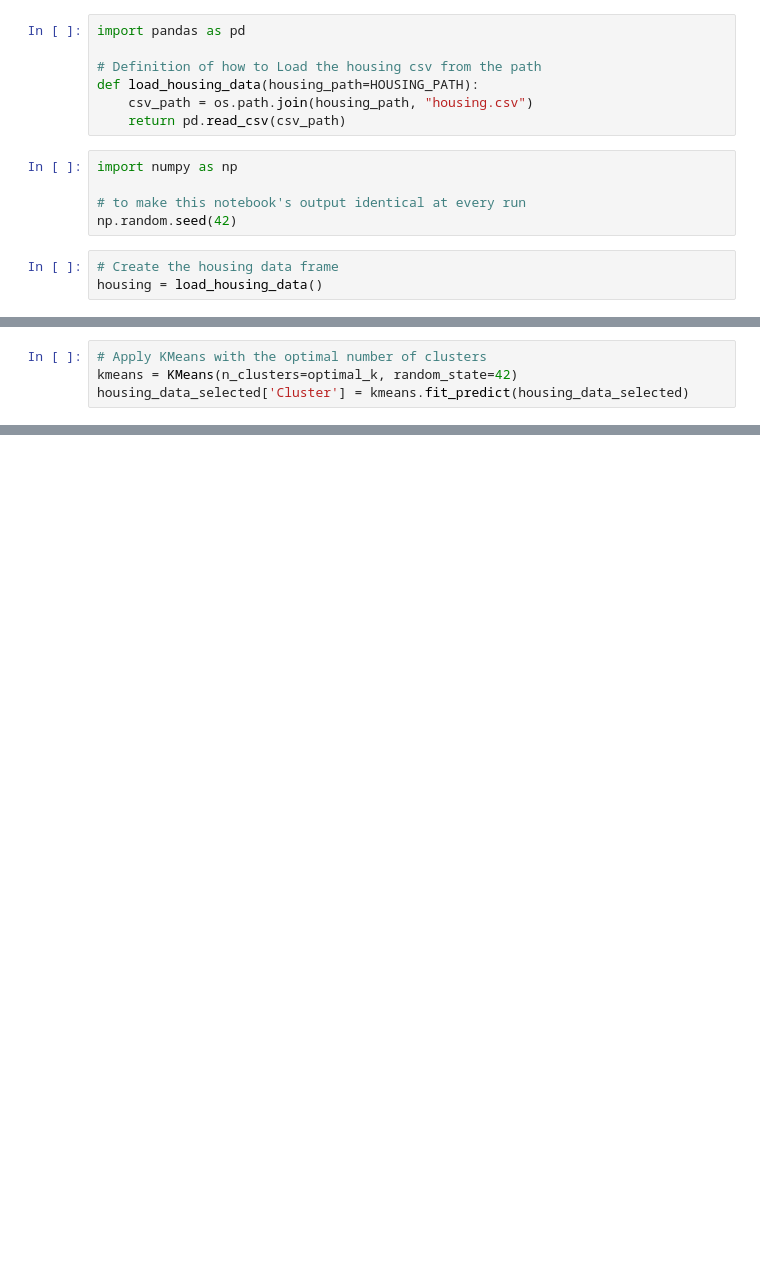
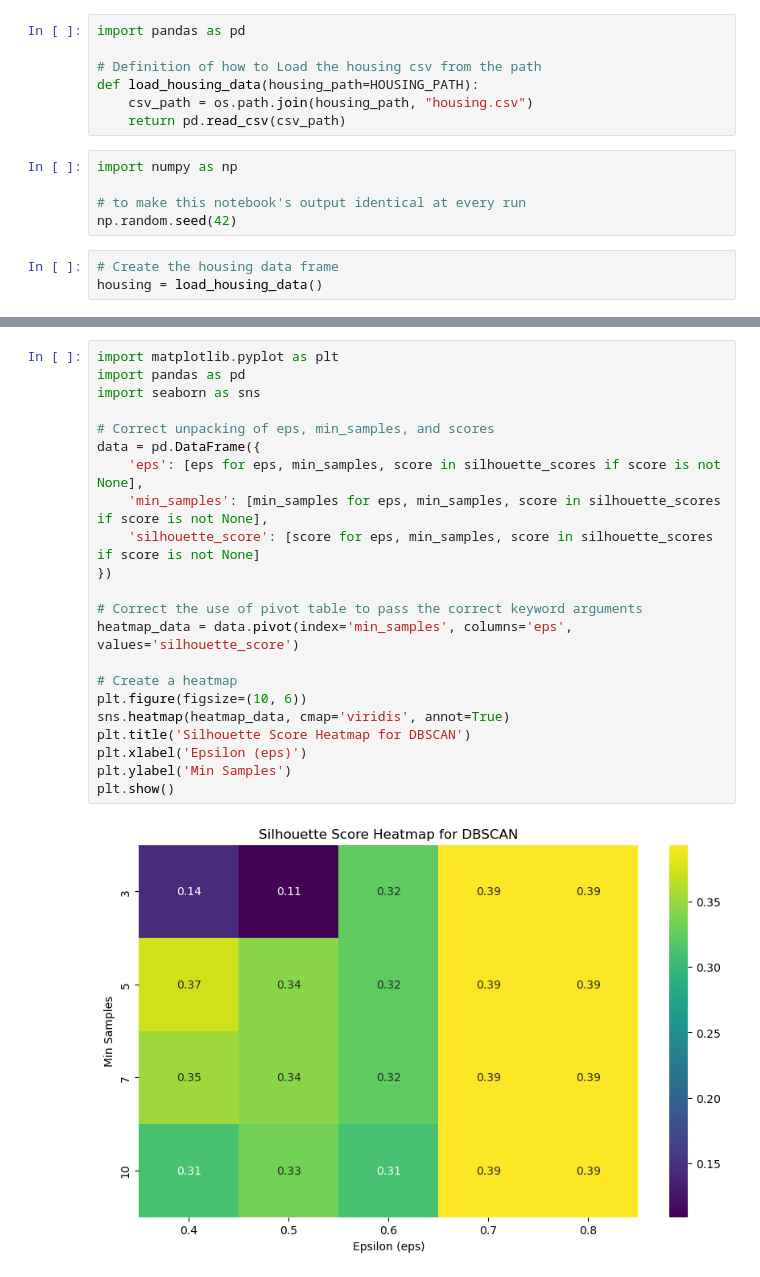
Before and after one commit to marcou347/IAI600Lab6, a Jupyter notebook: Lab6.ipynb, the cells around one changed output, grey strips where cells are left out. Drawn from its saved outputs; the diff is of its cells as text; blank space fills up the shorter version.

```diff
--- a/Lab6.ipynb
+++ b/Lab6.ipynb
@@ -188,4 +172,0 @@ plt.show()
-# %%
-# Apply KMeans with the optimal number of clusters
-kmeans = KMeans(n_clusters=optimal_k, random_state=42)
-housing_data_selected['Cluster'] = kmeans.fit_predict(housing_data_selected)
@@ -229,0 +249,24 @@ Median income range: 0.4999 to 15.0001
+# %%
+import matplotlib.pyplot as plt
+import pandas as pd
+import seaborn as sns
+
+# Correct unpacking of eps, min_samples, and scores
+data = pd.DataFrame({
+    'eps': [eps for eps, min_samples, score in silhouette_scores if score is not None],
+    'min_samples': [min_samples for eps, min_samples, score in silhouette_scores if score is not None],
+    'silhouette_score': [score for eps, min_samples, score in silhouette_scores if score is not None]
+})
+
+# Correct the use of pivot table to pass the correct keyword arguments
+heatmap_data = data.pivot(index='min_samples', columns='eps', values='silhouette_score')
+
+# Create a heatmap
+plt.figure(figsize=(10, 6))
+sns.heatmap(heatmap_data, cmap='viridis', annot=True)
+plt.title('Silhouette Score Heatmap for DBSCAN')
+plt.xlabel('Epsilon (eps)')
+plt.ylabel('Min Samples')
+plt.show()
+# %% [output]
+[figure, added]
```
Also changed, not shown: parts of 22 cells of this notebook, 9 other files.
